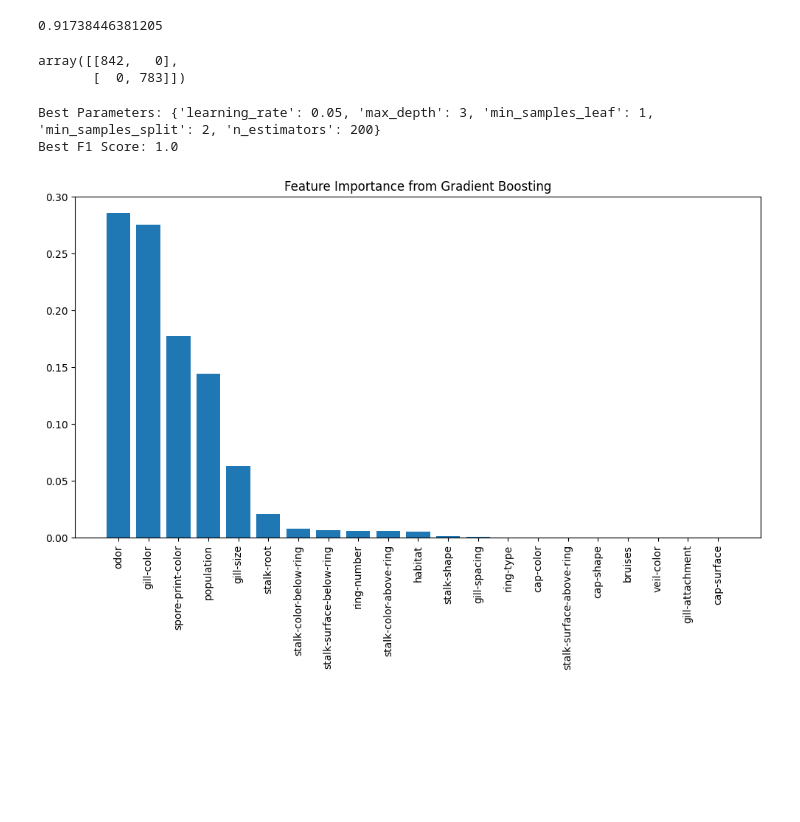
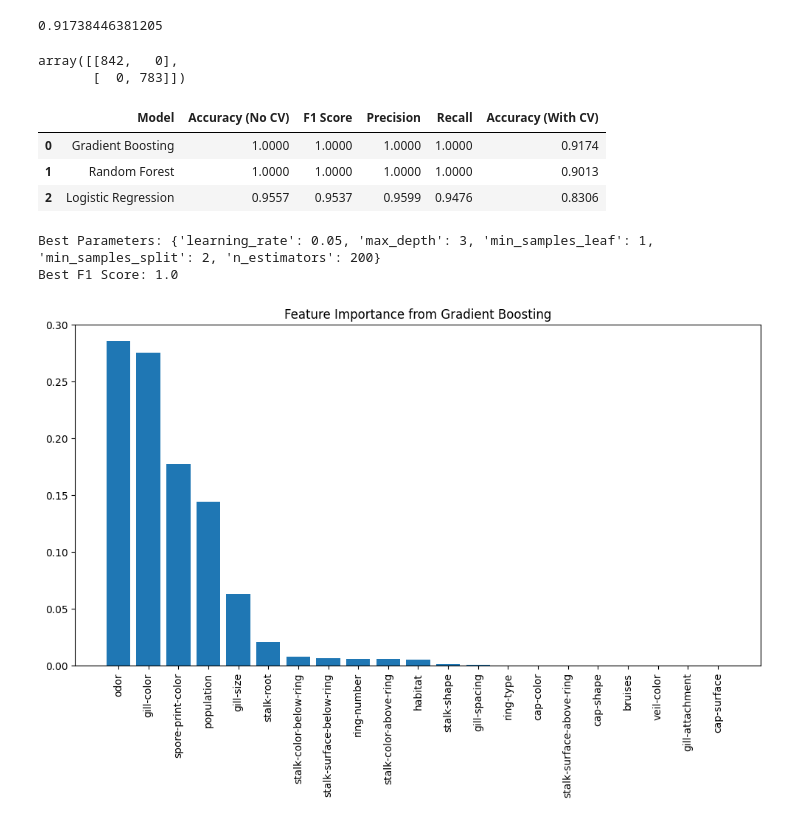
Before and after one commit to srivarsha1409/aug31, a Jupyter notebook: mushroom.ipynb, the cells around one changed output. Cells and saved outputs as stored; diff of their text form; code cells hidden in the pictures; blank space fills up the shorter version.

```diff
--- a/mushroom.ipynb
+++ b/mushroom.ipynb
@@ -262,6 +262,28 @@ cm
 # %% [output]
 array([[842,   0],
        [  0, 783]])
+# %%
+data = {
+    "Model": ["Logistic Regression", "Random Forest", "Gradient Boosting"],
+    "Accuracy (No CV)": [0.9557, 1.0000, 1.0000],
+    "F1 Score": [0.9537, 1.0000, 1.0000],
+    "Precision": [0.9599, 1.0000, 1.0000],
+    "Recall": [0.9476, 1.0000, 1.0000],
+    "Accuracy (With CV)": [0.8306, 0.9013, 0.9174]  # your CV accuracies
+}
+
+
+df = pd.DataFrame(data)
+
+
+df = df.sort_values(by="Accuracy (With CV)", ascending=False).reset_index(drop=True)
+
+df
+# %% [output]
+|  | Model | Accuracy (No CV) | F1 Score | Precision | Recall | Accuracy (With CV) |
+| 0 | Gradient Boosting | 1.0000 | 1.0000 | 1.0000 | 1.0000 | 0.9174 |
+| 1 | Random Forest | 1.0000 | 1.0000 | 1.0000 | 1.0000 | 0.9013 |
+| 2 | Logistic Regression | 0.9557 | 0.9537 | 0.9599 | 0.9476 | 0.8306 |
 # %%
 from sklearn.ensemble import GradientBoostingClassifier
 from sklearn.model_selection import GridSearchCV
```
